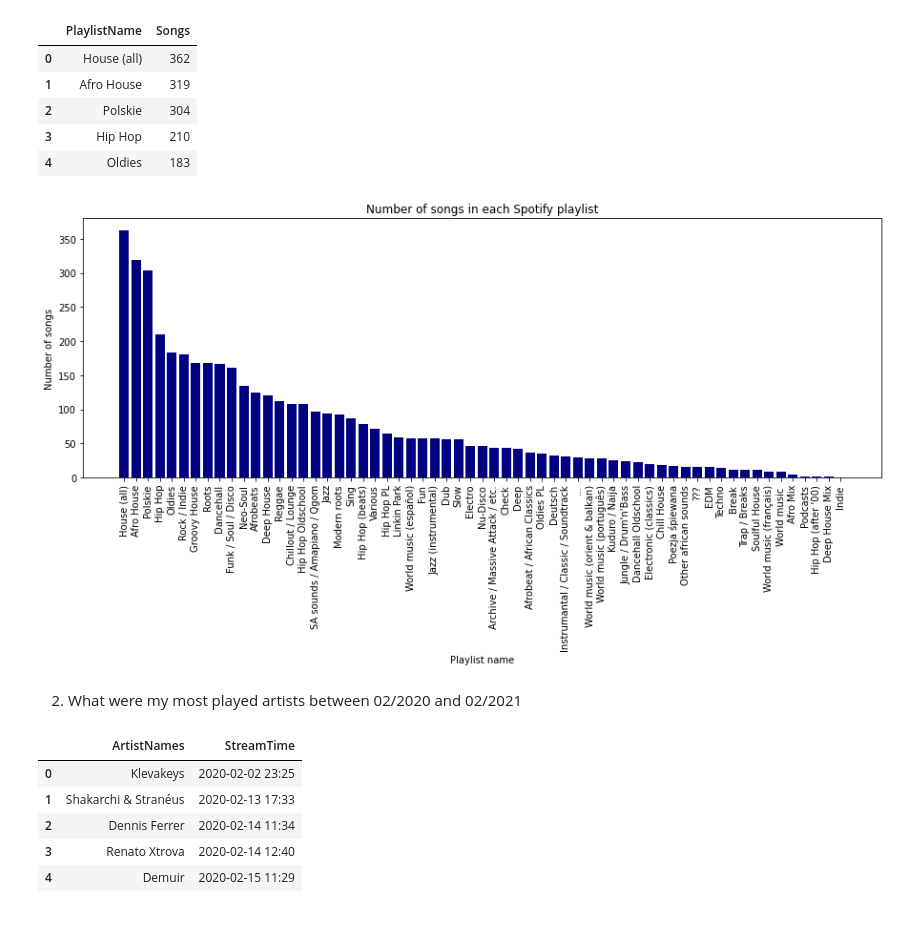
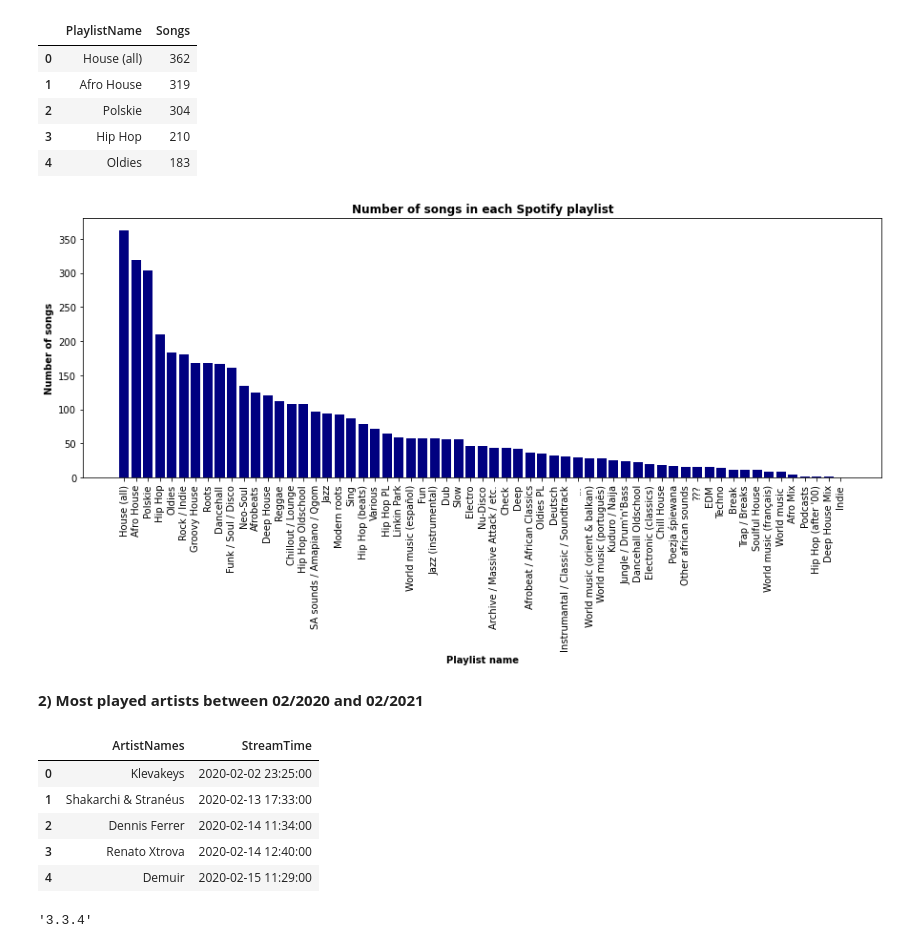
Before and after one commit to agnieszka-aga/SpotifyData_EDA_ML, a Jupyter notebook: MySpotifyData_DataAnalysis_EDA.ipynb, the cells around one changed output. Drawn from its saved outputs; the diff is of its cells as text; code cells hidden in the pictures.

```diff
--- a/MySpotifyData_DataAnalysis_EDA.ipynb
+++ b/MySpotifyData_DataAnalysis_EDA.ipynb
@@ -27,24 +27,24 @@ playlists_songs.head()
 # %%
 fig = plt.figure(figsize = (15, 5))
 
 plt.bar(playlists_songs["PlaylistName"], playlists_songs["Songs"], color="navy")
 plt.xticks(rotation= "vertical")
-plt.xlabel("Playlist name")
-plt.ylabel("Number of songs")
-plt.title("Number of songs in each Spotify playlist")
+plt.xlabel("Playlist name", fontweight='bold')
+plt.ylabel("Number of songs", fontweight='bold')
+plt.title("Number of songs in each Spotify playlist", fontweight='bold')
 plt.show()
 # %% [output]
-[figure, old version]
+[figure, new version]
 # %% [markdown]
-2) What were my most played artists between 02/2020 and 02/2021
+**2) Most played artists between 02/2020 and 02/2021**
 # %%
-artists_2020 = pd.read_csv("C:/Users/Agnieszka/Downloads/Datasets/Music/StreamTime_ArtistNames.csv")
+artists_2020 = pd.read_csv("C:/Users/Agnieszka/Downloads/Datasets/Music/StreamTime_ArtistNames.csv", parse_dates=[2])
 artists_2020.drop(columns = "Unnamed: 0", inplace=True)
 artists_2020.head()
 # %% [output]
 |  | ArtistNames | StreamTime |
-| 0 | Klevakeys | 2020-02-02 23:25 |
-| 1 | Shakarchi & Stranéus | 2020-02-13 17:33 |
-| 2 | Dennis Ferrer | 2020-02-14 11:34 |
-| 3 | Renato Xtrova | 2020-02-14 12:40 |
-| 4 | Demuir | 2020-02-15 11:29 |
+| 0 | Klevakeys | 2020-02-02 23:25:00 |
+| 1 | Shakarchi & Stranéus | 2020-02-13 17:33:00 |
+| 2 | Dennis Ferrer | 2020-02-14 11:34:00 |
+| 3 | Renato Xtrova | 2020-02-14 12:40:00 |
+| 4 | Demuir | 2020-02-15 11:29:00 |
@@ -50,0 +55,5 @@ artists_2020.head()
+# %%
+import matplotlib as mtl
+mtl.__version__
+# %% [output]
+'3.3.4'
```
Also changed, not shown: parts of 32 cells of this notebook, 1 other file.
